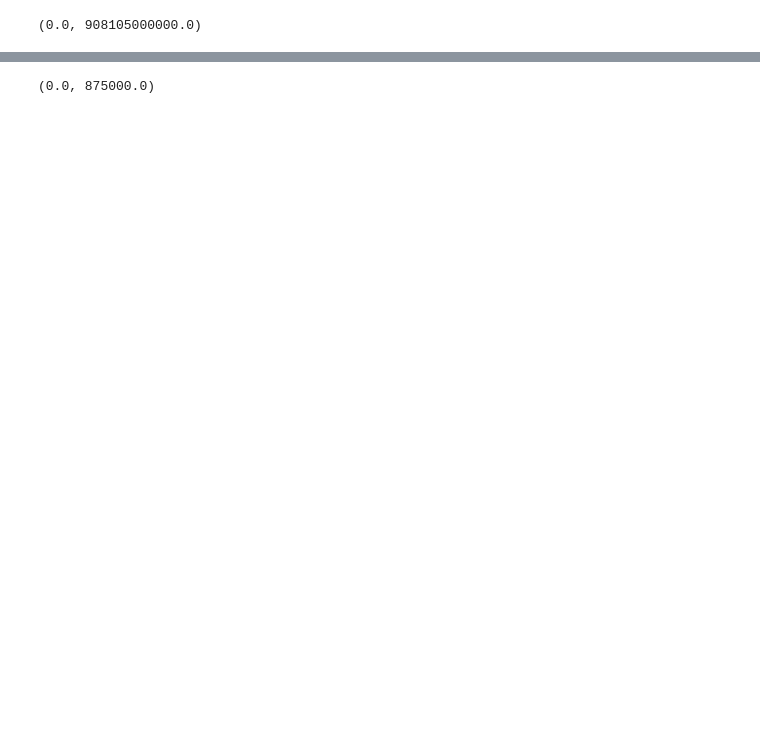
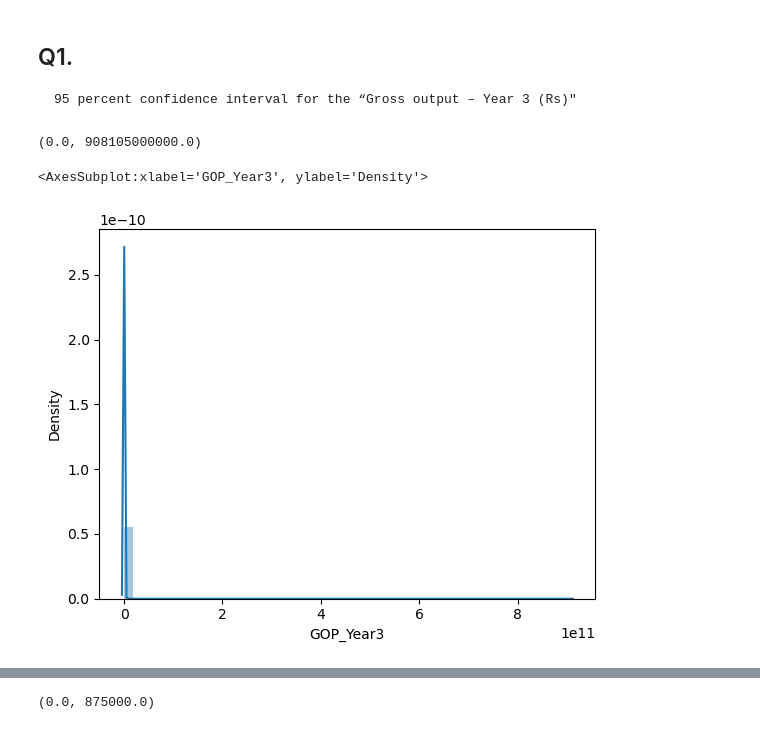
Before and after one commit to reshmaap/SA1, a Jupyter notebook: Stats.ipynb, the cells around one changed output, grey strips where cells are left out. Drawn from its saved outputs; the diff is of its cells as text; code cells hidden in the pictures; blank space fills up the shorter version.

```diff
--- a/Stats.ipynb
+++ b/Stats.ipynb
@@ -18,8 +9,18 @@ data.head()
+# %% [markdown]
+## Q1.
+
+    95 percent confidence interval for the “Gross output – Year 3 (Rs)"
 # %%
 #minimum and maximum values in GOP_Year3 variable
 min(data['GOP_Year3']), max(data['GOP_Year3'])
 # %% [output]
 (0.0, 908105000000.0)
+# %%
+import seaborn as sns
+sns.distplot(data['GOP_Year3'])
+# %% [output]
+<AxesSubplot:xlabel='GOP_Year3', ylabel='Density'>
+[figure, added]
 # %%
 #First and third Quartiles of the GOP_Year3 variable and the Inter Quartiles Range
 q25, q75 = np.percentile(data['GOP_Year3'], 25), np.percentile(data['GOP_Year3'], 75)
```
Also changed, not shown: parts of 44 cells of this notebook.
